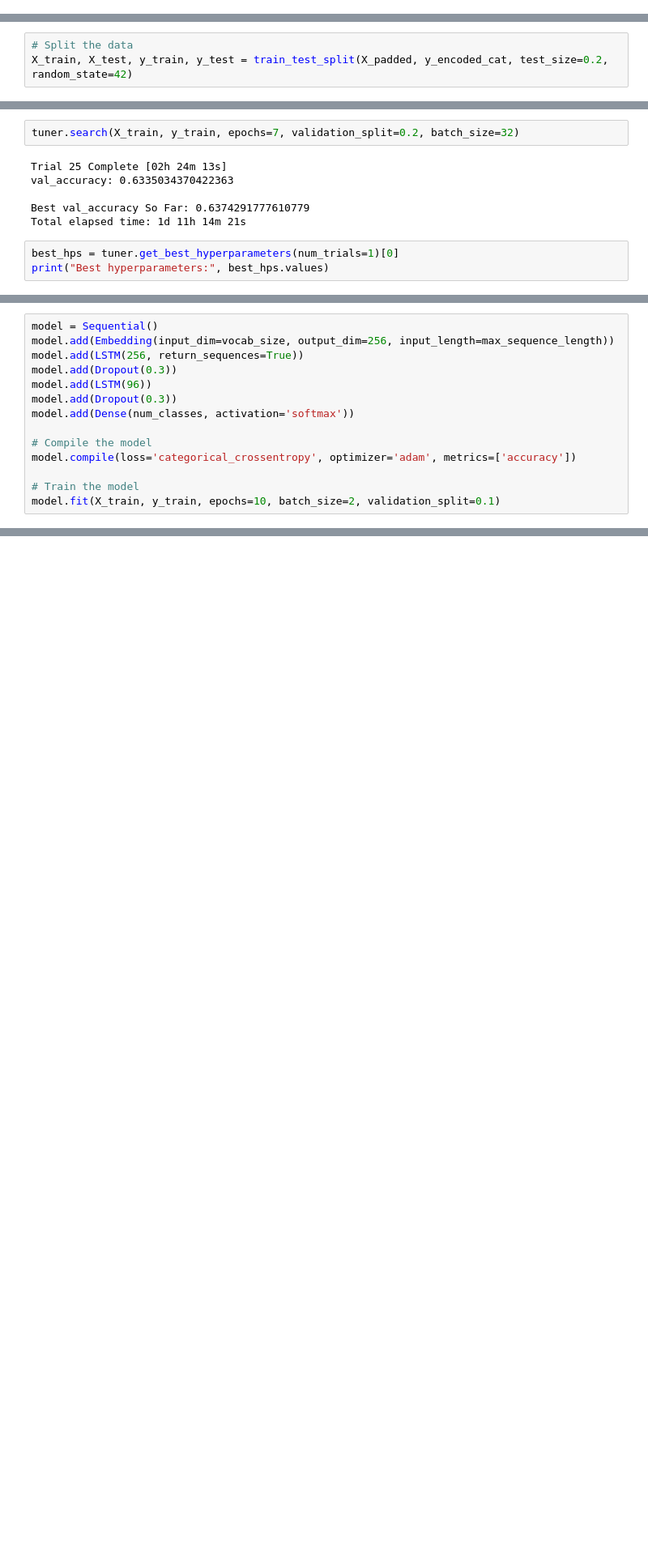
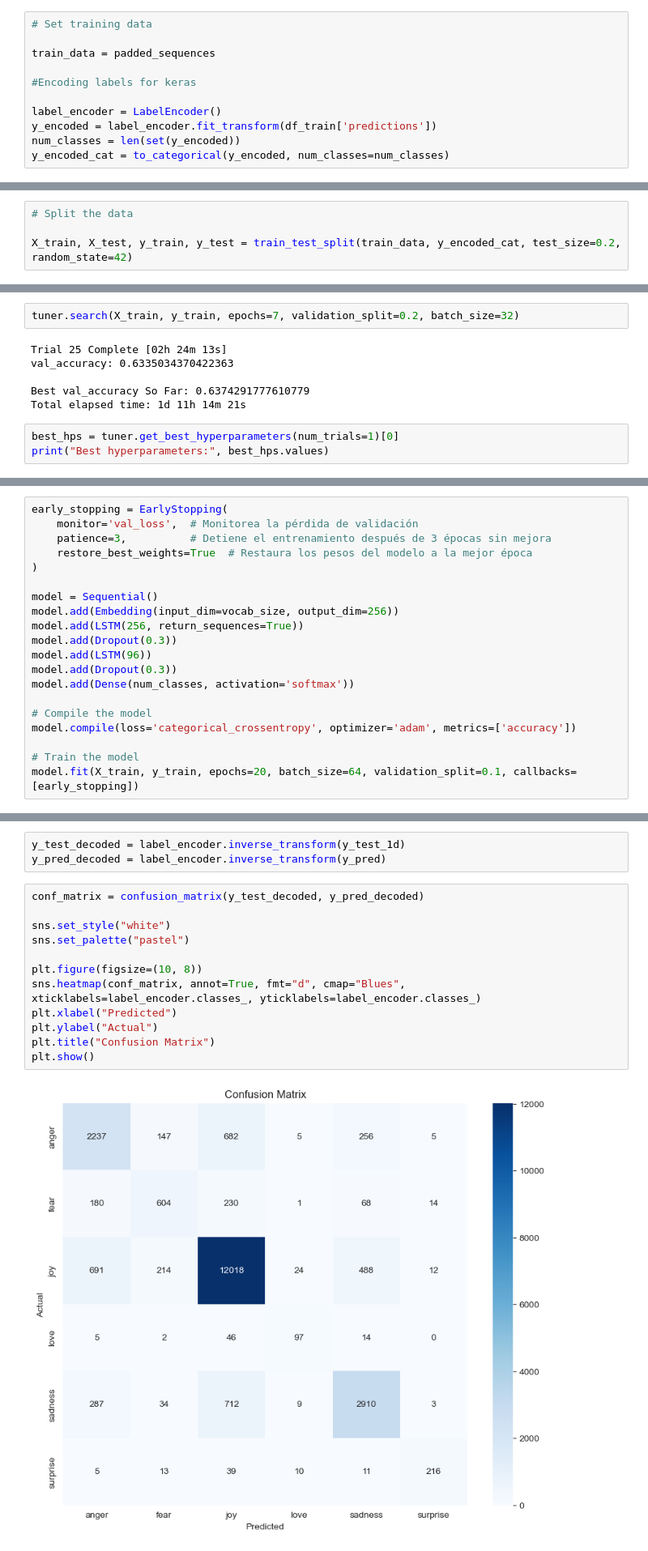
Before and after one commit to SaraHoxha/emotion-detection-txa, a Jupyter notebook: Model Implementation/LSTM_YW.ipynb, the cells around one changed output, grey strips where cells are left out. Shown: that part at 81% size. Saved outputs shown, nothing was run; the diff lists cells and outputs as text; blank space fills up the shorter version.

```diff
--- a/Model Implementation/LSTM_YW.ipynb
+++ b/Model Implementation/LSTM_YW.ipynb
@@ -107,0 +59,11 @@ X_tfidf = tfidf.fit_transform(data_t5['text']).toarray()
+# %%
+# Set training data
+
+train_data = padded_sequences
+
+#Encoding labels for keras
+
+label_encoder = LabelEncoder()
+y_encoded = label_encoder.fit_transform(df_train['predictions'])
+num_classes = len(set(y_encoded))
+y_encoded_cat = to_categorical(y_encoded, num_classes=num_classes)
@@ -108,3 +72,4 @@ X_tfidf = tfidf.fit_transform(data_t5['text']).toarray()
 # %%
 # Split the data
-X_train, X_test, y_train, y_test = train_test_split(X_padded, y_encoded_cat, test_size=0.2, random_state=42)
+
+X_train, X_test, y_train, y_test = train_test_split(train_data, y_encoded_cat, test_size=0.2, random_state=42)
@@ -239,6 +113,12 @@ print("Best hyperparameters:", best_hps.values)
 # %%
+early_stopping = EarlyStopping(
+    monitor='val_loss',  # Monitorea la pérdida de validación
+    patience=3,          # Detiene el entrenamiento después de 3 épocas sin mejora
+    restore_best_weights=True  # Restaura los pesos del modelo a la mejor época
+)
+
 model = Sequential()
-model.add(Embedding(input_dim=vocab_size, output_dim=256, input_length=max_sequence_length))
+model.add(Embedding(input_dim=vocab_size, output_dim=256))
 model.add(LSTM(256, return_sequences=True))
 model.add(Dropout(0.3))
 model.add(LSTM(96))
@@ -249,5 +129,5 @@ model.add(Dense(num_classes, activation='softmax'))
 model.compile(loss='categorical_crossentropy', optimizer='adam', metrics=['accuracy'])
 
 # Train the model
-model.fit(X_train, y_train, epochs=10, batch_size=2, validation_split=0.1)
+model.fit(X_train, y_train, epochs=20, batch_size=64, validation_split=0.1, callbacks=[early_stopping])
 # %% [output]
@@ -308,0 +189,17 @@ weighted avg       0.66      0.62      0.49     22289
+# %%
+y_test_decoded = label_encoder.inverse_transform(y_test_1d)
+y_pred_decoded = label_encoder.inverse_transform(y_pred)
+# %%
+conf_matrix = confusion_matrix(y_test_decoded, y_pred_decoded)
+
+sns.set_style("white")
+sns.set_palette("pastel")
+
+plt.figure(figsize=(10, 8))
+sns.heatmap(conf_matrix, annot=True, fmt="d", cmap="Blues", xticklabels=label_encoder.classes_, yticklabels=label_encoder.classes_)
+plt.xlabel("Predicted")
+plt.ylabel("Actual")
+plt.title("Confusion Matrix")
+plt.show()
+# %% [output]
+[figure, added]
```
Also changed, not shown: parts of 33 cells of this notebook.
